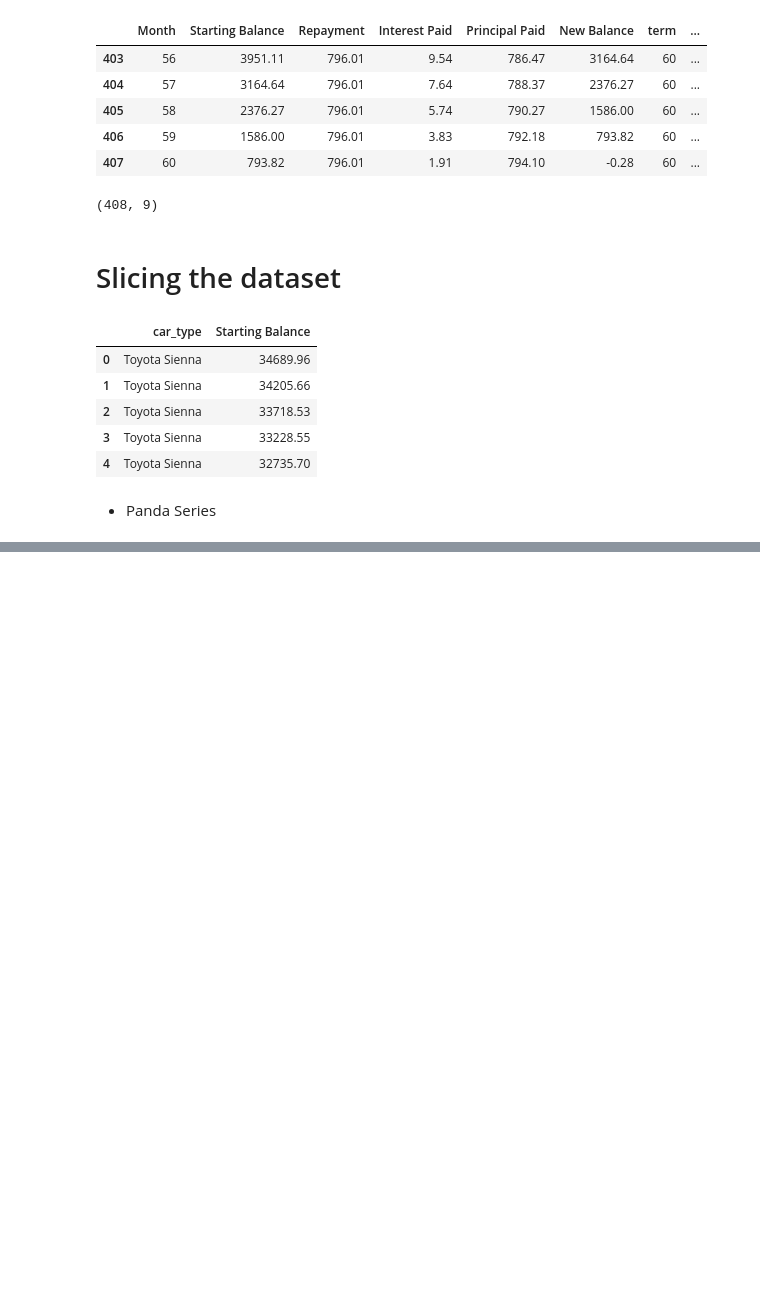
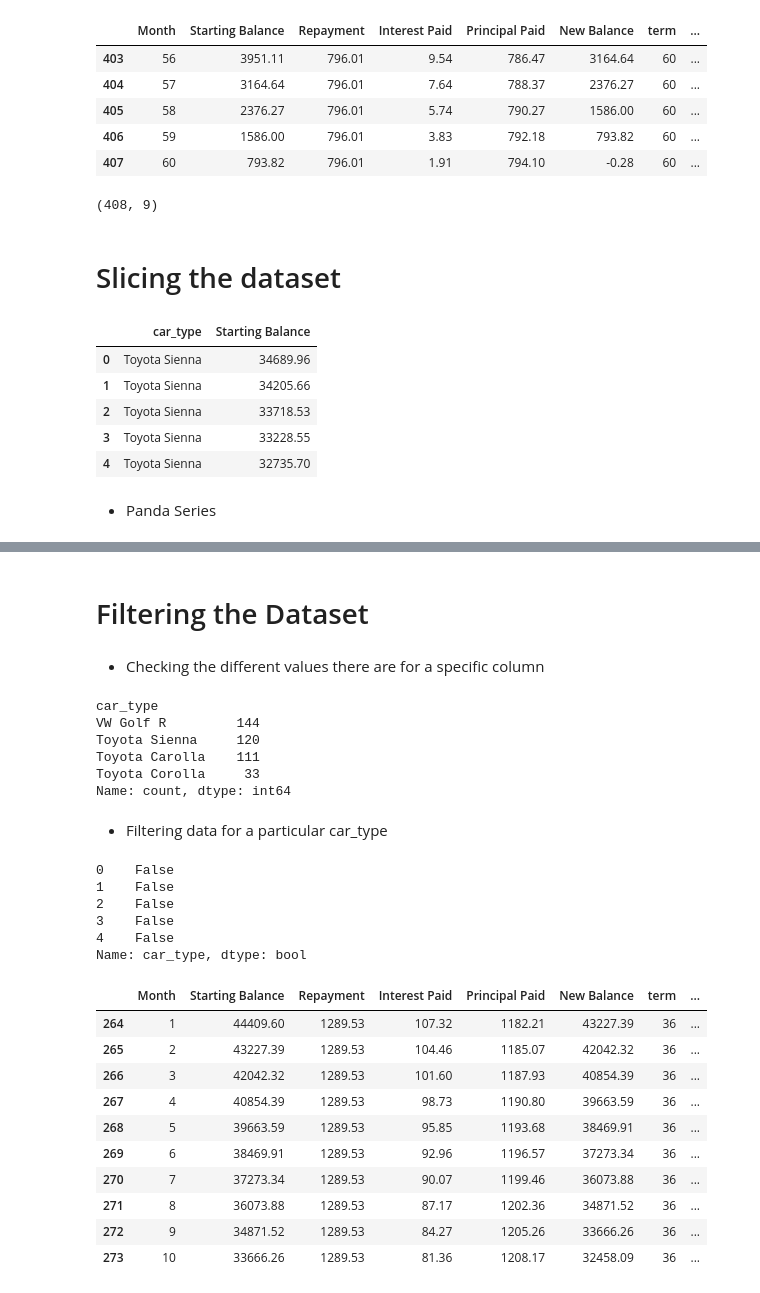
Before and after one commit to Lidiya-MK/python-data-visualizations, a Jupyter notebook: notebook/data_visualizations.ipynb, the cells around one changed output, grey strips where cells are left out. Saved outputs shown, nothing was run; the diff lists cells and outputs as text; code cells hidden in the pictures; blank space fills up the shorter version.

Commit message:
isolated VW Golf R dataset

```diff
--- a/notebook/data_visualizations.ipynb
+++ b/notebook/data_visualizations.ipynb
@@ -137,0 +158,42 @@ Name: car_type, dtype: object
+# %% [markdown]
+# Filtering the Dataset
+# %% [markdown]
+- Checking the different values there are for a specific column
+# %%
+car_financing_dataframe[["car_type"]].value_counts()
+# %% [output]
+car_type
+VW Golf R         144
+Toyota Sienna     120
+Toyota Carolla    111
+Toyota Corolla     33
+Name: count, dtype: int64
+# %% [markdown]
+- Filtering data for a particular car_type
+# %%
+#Let's say we just want VW Golf R type cars from the dataset
+
+vw_filter= car_financing_dataframe['car_type']=="VW Golf R"
+# %%
+vw_filter.head()
+# %% [output]
+0    False
+1    False
+2    False
+3    False
+4    False
+Name: car_type, dtype: bool
+# %%
+car_financing_dataframe.loc[vw_filter,:][0:10]
+# %% [output]
+|  | Month | Starting Balance | Repayment | Interest Paid | Principal Paid | New Balance | term | ... |
+| 264 | 1 | 44409.60 | 1289.53 | 107.32 | 1182.21 | 43227.39 | 36 | ... |
+| 265 | 2 | 43227.39 | 1289.53 | 104.46 | 1185.07 | 42042.32 | 36 | ... |
+| 266 | 3 | 42042.32 | 1289.53 | 101.60 | 1187.93 | 40854.39 | 36 | ... |
+| 267 | 4 | 40854.39 | 1289.53 | 98.73 | 1190.80 | 39663.59 | 36 | ... |
+| 268 | 5 | 39663.59 | 1289.53 | 95.85 | 1193.68 | 38469.91 | 36 | ... |
+| 269 | 6 | 38469.91 | 1289.53 | 92.96 | 1196.57 | 37273.34 | 36 | ... |
+| 270 | 7 | 37273.34 | 1289.53 | 90.07 | 1199.46 | 36073.88 | 36 | ... |
+| 271 | 8 | 36073.88 | 1289.53 | 87.17 | 1202.36 | 34871.52 | 36 | ... |
+| 272 | 9 | 34871.52 | 1289.53 | 84.27 | 1205.26 | 33666.26 | 36 | ... |
+| 273 | 10 | 33666.26 | 1289.53 | 81.36 | 1208.17 | 32458.09 | 36 | ... |
```
Also changed, not shown: parts of 2 cells of this notebook.
